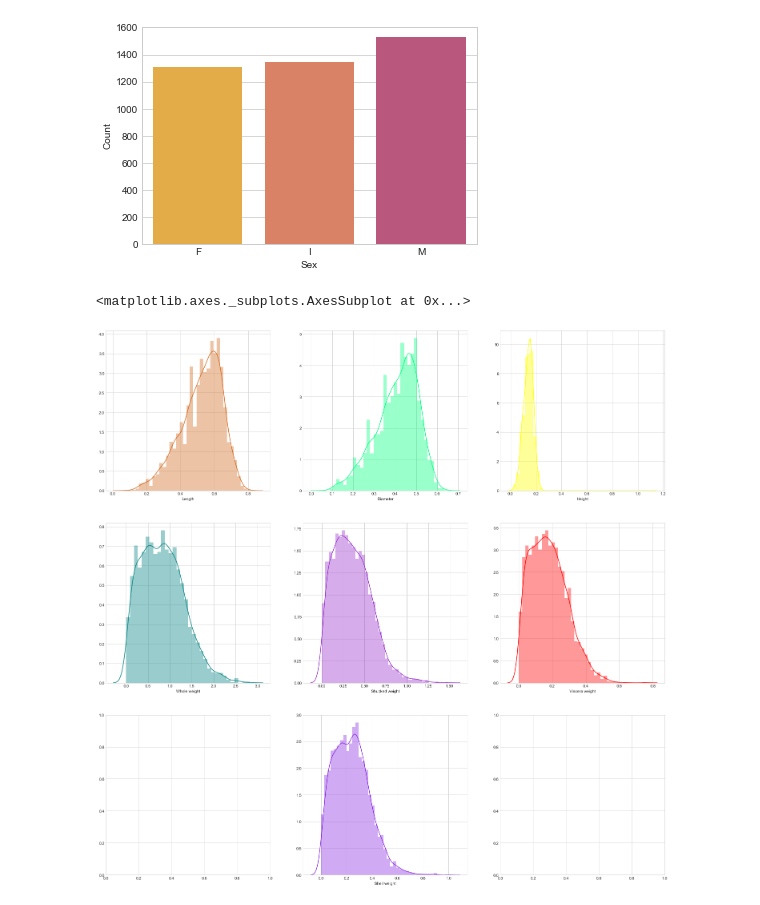
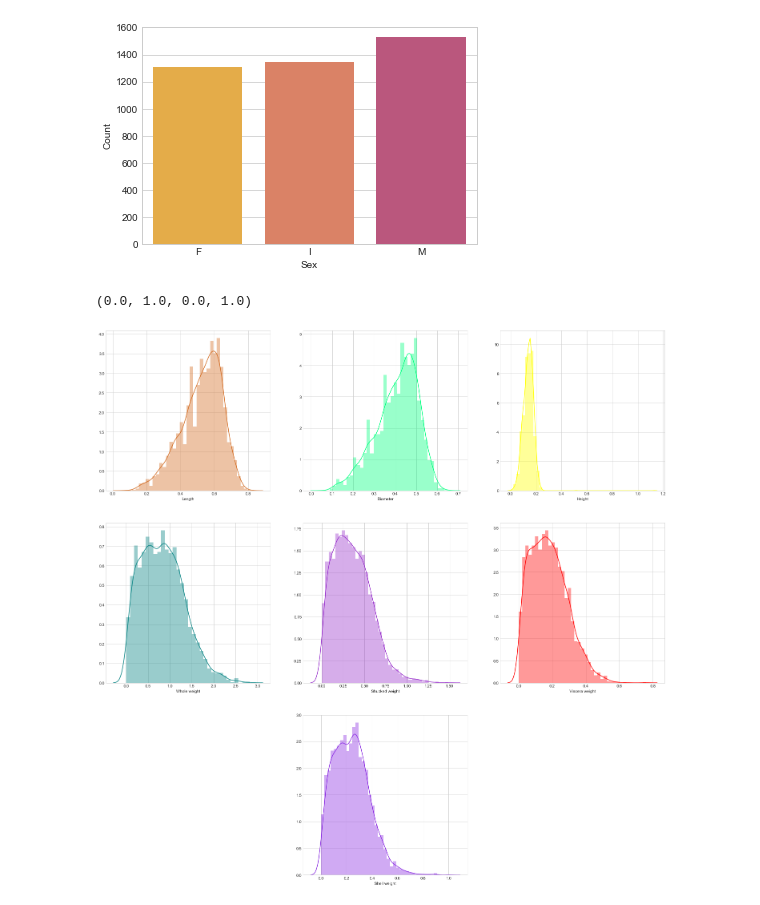
Before and after one commit to sarosam22/Machine-Learning-Python, a Jupyter notebook: Abalone/abalone.ipynb, the cells around one changed output. Cells and saved outputs as stored; diff of their text form; code cells hidden in the pictures.

```diff
--- a/Abalone/abalone.ipynb
+++ b/Abalone/abalone.ipynb
@@ -123,12 +123,13 @@ with sns.color_palette('plasma_r',5):
 # %%
 fig, axes = plt.subplots(3,3, figsize=(25,25))
 sns.distplot(df['Length'], ax=axes[0][0], color='chocolate')
 sns.distplot(df['Diameter'], ax=axes[0][1], color='springgreen')
 sns.distplot(df['Height'], ax=axes[0][2], color='yellow')
 sns.distplot(df['Whole weight'], ax=axes[1][0], color='teal')
 sns.distplot(df['Shucked weight'], ax=axes[1][1], color='darkorchid')
 sns.distplot(df['Viscera weight'], ax=axes[1][2], color='r')
 sns.distplot(df['Shell weight'], ax=axes[2][1], color='blueviolet')
+axes[2][0].axis('off');axes[2][2].axis('off')
 # %% [output]
-<matplotlib.axes._subplots.AxesSubplot at 0x...>
+(0.0, 1.0, 0.0, 1.0)
-[figure, old version]
+[figure, new version]
```
Also changed, not shown: parts of 7 cells of this notebook.
